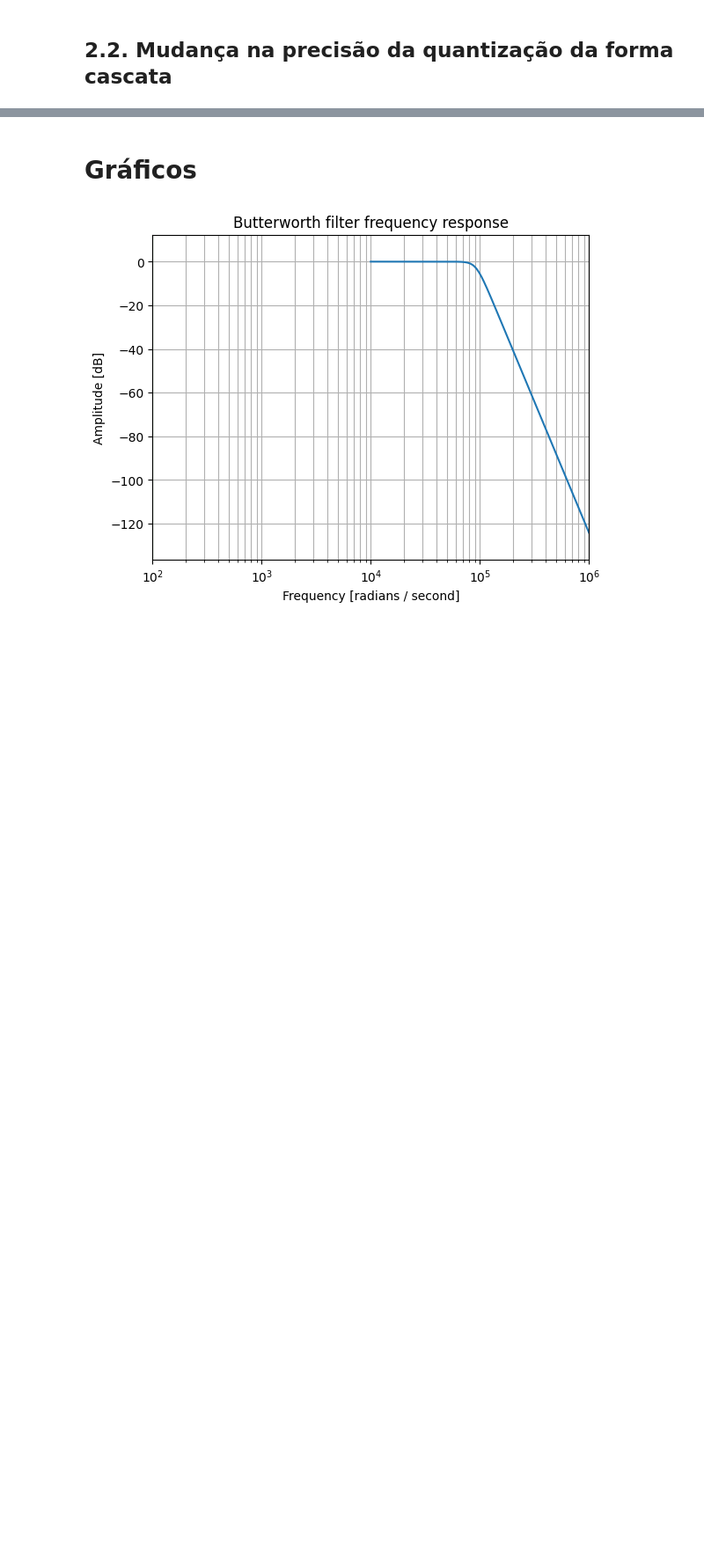
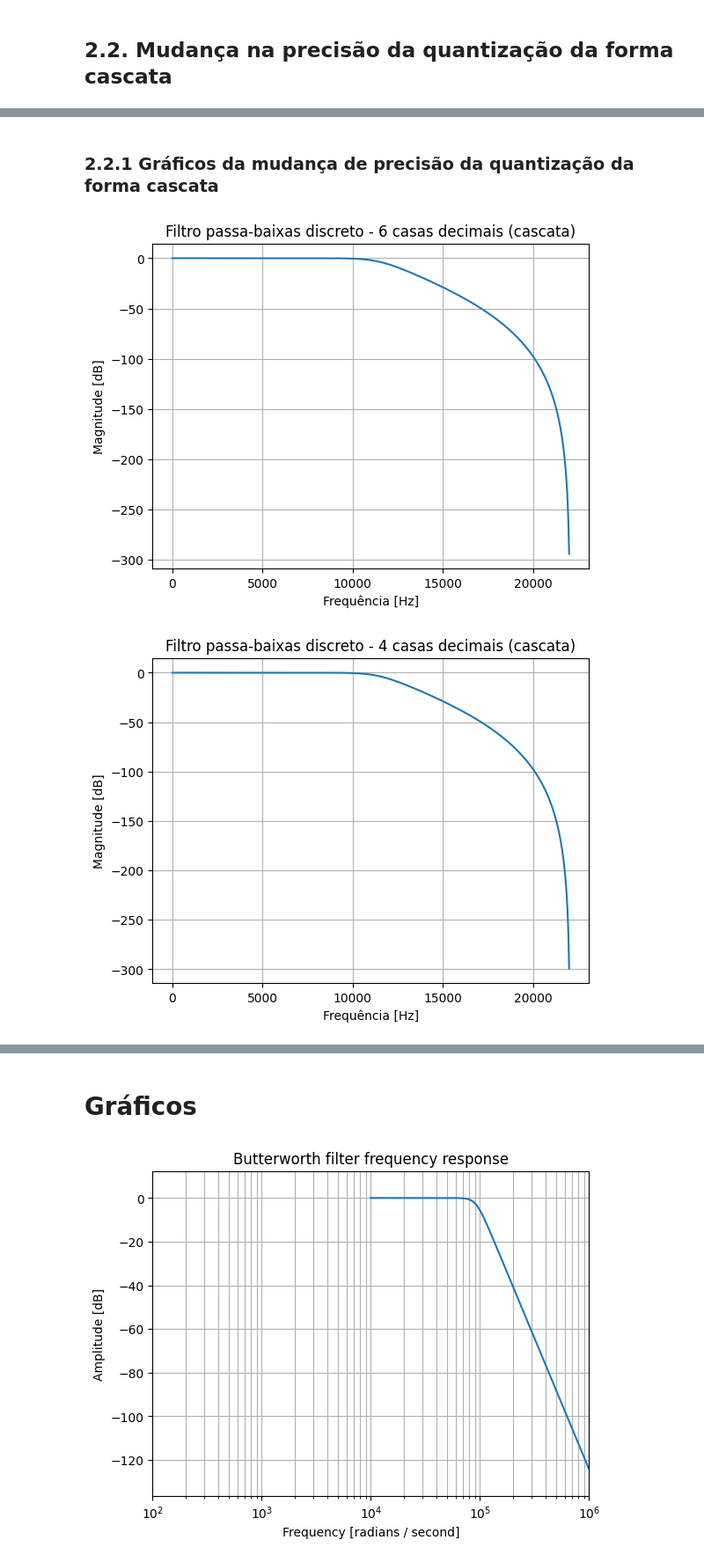
Before and after one commit to pedrohugo-psc/PDS_Trabalho, a Jupyter notebook: filtrobutter.ipynb, the cells around one changed output, grey strips where cells are left out. Shown at 88% size. Drawn from its saved outputs; the diff is of its cells as text; code cells hidden in the pictures; blank space fills up the shorter version.

```diff
--- a/filtrobutter.ipynb
+++ b/filtrobutter.ipynb
@@ -133,7 +118,7 @@ print(a_bili)
 import numpy as np
 
 # Quantização dos coeficientes
-decimal_points = [8, 6, 4, 2]  # Número de casas decimais após a vírgula para quantização
+decimal_points = [6, 4, 2]  # Número de casas decimais após a vírgula para quantização
 quantized_b_direto = []
 quantized_a_direto = []
 
@@ -189,7 +165,2 @@ for filtro in range(0,len(decimal_points)):
 # %% [markdown]
 ## 2.2. Mudança na precisão da quantização da forma cascata
-# %%
-for dp in decimal_points:
-  quantized_sos = np.round(sos, dp)
-  print("\nForma cascata (", dp, " casas decimais):")
-  print("a:", quantized_sos)
@@ -211,0 +167,11 @@ a: [0.00000000e+00 0.00000000e+00 1.00000000e+00 1.00000000e+00
+# %%
+# Quantização dos coeficientes
+decimal_points = [6, 4, 2]  # Número de casas decimais após a vírgula para quantização
+quantized_sos_cascata = []
+
+for dp in decimal_points:
+  quantized_sos_cascata.append(np.round(sos, dp))
+
+for i in range(0, len(quantized_b_direto)):
+  print("\nForma cascata (", decimal_points[i], " casas decimais):")
+  print("sos:", quantized_sos_cascata[i])
@@ -211,0 +193,17 @@ a: [0.00000000e+00 0.00000000e+00 1.00000000e+00 1.00000000e+00
+# %% [markdown]
+### 2.2.1 Gráficos da mudança de precisão da quantização da forma cascata
+# %%
+for filtro in range(0,len(decimal_points)):
+  bz_cascata,az_cascata = signal.sosfreqz(quantized_sos_cascata[filtro])
+  plt.plot(bz_cascata*fs/(2*np.pi), 20*np.log10(np.abs(az_cascata)))
+  print()
+  # plt.axvline(x=fc, color='red', ls='--', label='$f_c$ = {} Hz'.format(round(fc)), alpha=0.7)
+  # plt.legend()
+  plt.title('Filtro passa-baixas discreto - '+str(decimal_points[filtro])+' casas decimais (cascata)')
+  plt.xlabel('Frequência [Hz]')
+  plt.ylabel('Magnitude [dB]')
+  plt.grid()
+  plt.show()
+# %% [output]
+[figure, added]
+[figure, added]
```
Also changed, not shown: parts of 21 cells of this notebook.
